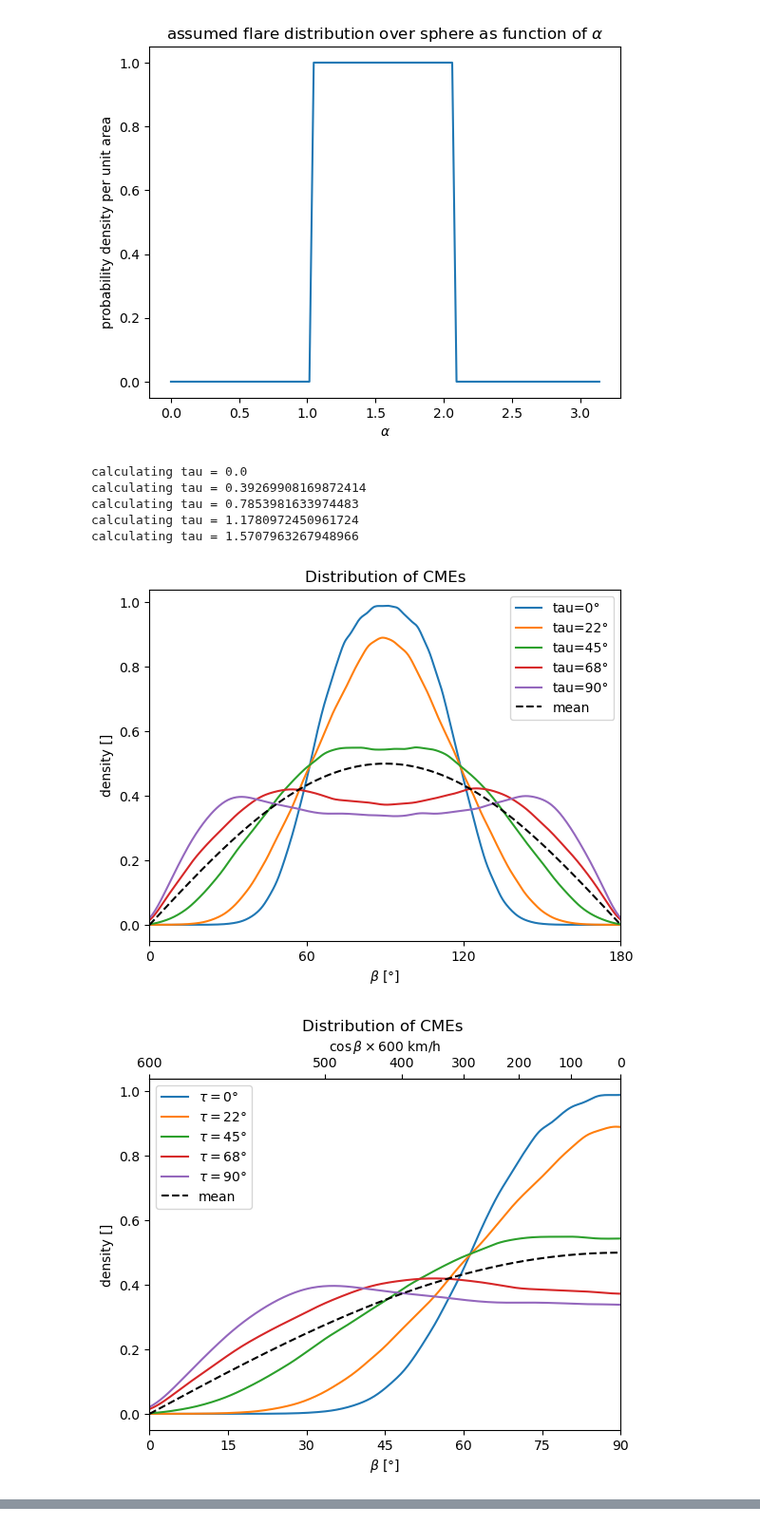
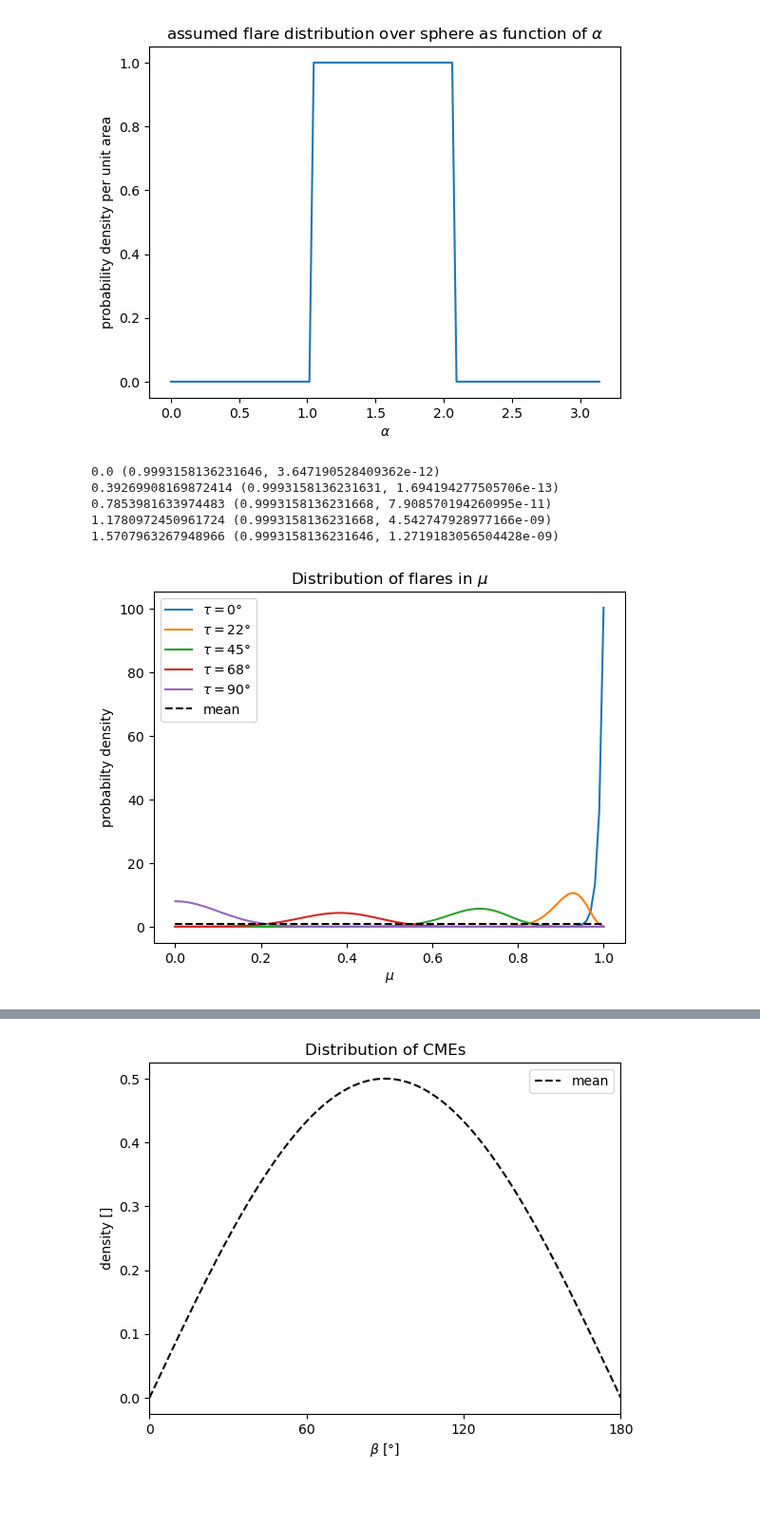
Before and after one commit to demichieldewilde/CME_distribution, a Jupyter notebook: CME_distribution_ni.ipynb, the cells around one changed output, grey strips where cells are left out. Shown at 95% size. Drawn from its saved outputs; the diff is of its cells as text; code cells hidden in the pictures; blank space fills up the shorter version.

```diff
--- a/CME_distribution_ni.ipynb
+++ b/CME_distribution_ni.ipynb
@@ -412,14 +489,14 @@ plt.ylabel('probability density per unit area')
 # %% [output]
 Text(0, 0.5, 'probability density per unit area')
 [figure]
-# %%
-Flare_dist()
-CME_dist()
-# %% [output]
-calculating tau = 0.0
-calculating tau = 0.39269908169872414
-calculating tau = 0.7853981633974483
-calculating tau = 1.1780972450961724
-calculating tau = 1.5707963267948966
-[figure, removed]
-[figure, removed]
+# %%
+Flare_dist()
+T = np.linspace(0, np.pi/2, 5)
+dens = get_or_create_data("polardist")
+# %% [output]
+0.0 (0.9993158136231646, 3.647190528409362e-12)
+0.39269908169872414 (0.9993158136231631, 1.694194277505706e-13)
+0.7853981633974483 (0.9993158136231668, 7.908570194260995e-11)
+1.1780972450961724 (0.9993158136231668, 4.542747928977166e-09)
+1.5707963267948966 (0.9993158136231646, 1.2719183056504428e-09)
+[figure, added]
@@ -425,0 +520 @@ calculating tau = 1.5707963267948966
+[figure, added]
```
Also changed, not shown: parts of 10 cells of this notebook.
